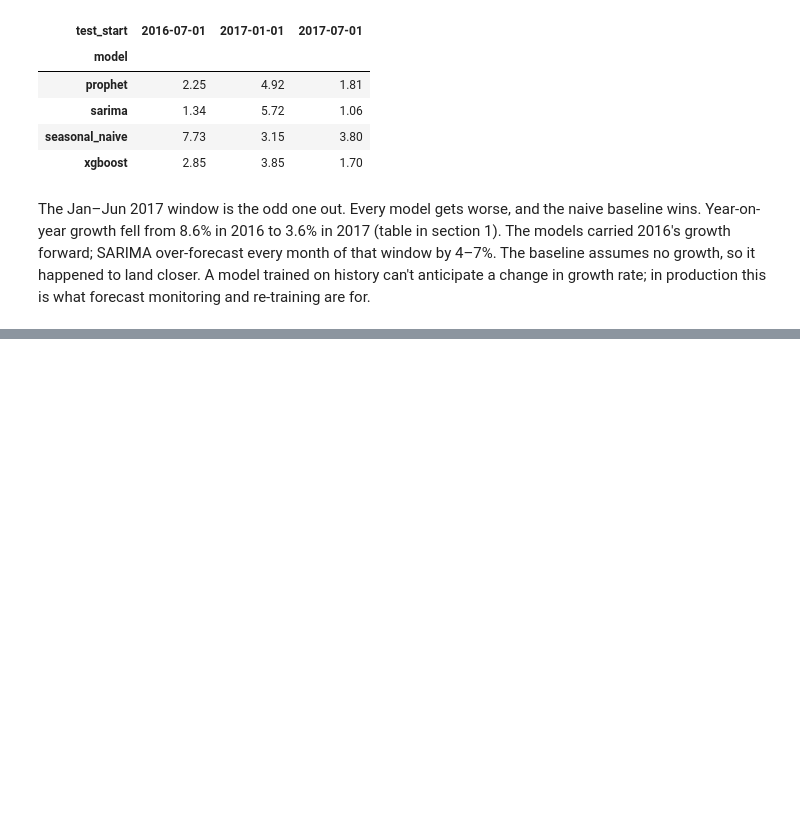
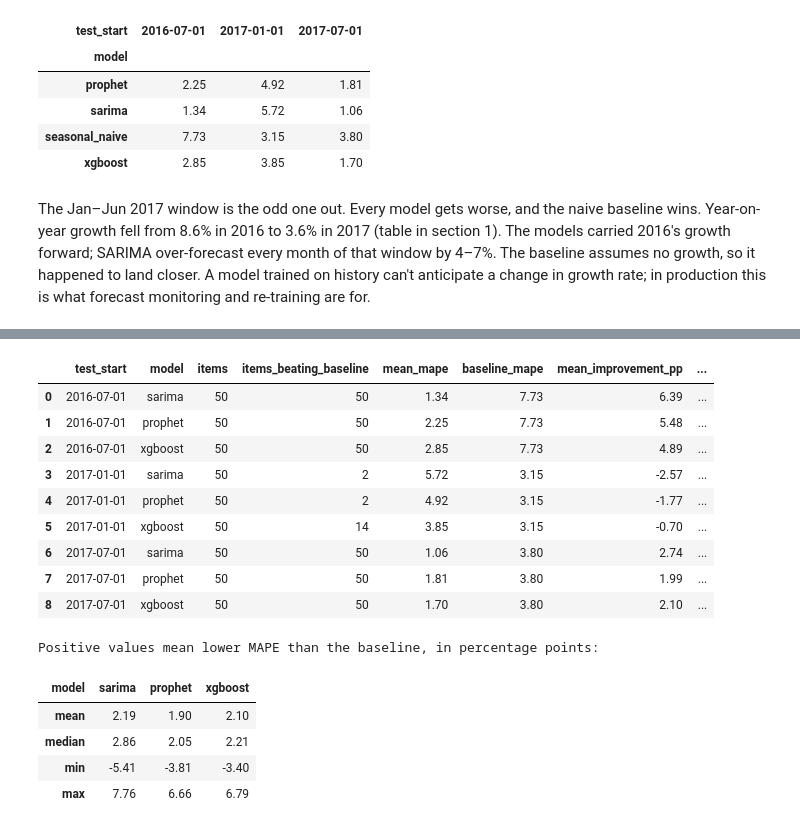
Before and after one commit to guptas-git/sales-forecasting, a Jupyter notebook: notebooks/eda.ipynb, the cells around one changed output, grey strips where cells are left out. Drawn from its saved outputs; the diff is of its cells as text; code cells hidden in the pictures; blank space fills up the shorter version.

```diff
--- a/notebooks/eda.ipynb
+++ b/notebooks/eda.ipynb
@@ -64,0 +71,42 @@ The Jan–Jun 2017 window is the odd one out. Every model gets worse, and the na
+# %%
+paired = bt.pivot(index=['test_start', 'item'], columns='model', values='mape')
+assert paired.shape == (150, 4) and paired.notna().all().all()
+model_names = ['sarima', 'prophet', 'xgboost']
+gains = paired[model_names].rsub(paired['seasonal_naive'], axis=0)
+rows = []
+for window, errors in paired.groupby(level='test_start'):
+    for name in model_names:
+        rows.append({
+            'test_start': window,
+            'model': name,
+            'items': len(errors),
+            'items_beating_baseline': int((errors[name] < errors.seasonal_naive).sum()),
+            'mean_mape': errors[name].mean(),
+            'baseline_mape': errors.seasonal_naive.mean(),
+            'mean_improvement_pp': (errors.seasonal_naive - errors[name]).mean(),
+        })
+consistency = pd.DataFrame(rows)
+consistency['win_rate_pct'] = consistency.items_beating_baseline / consistency['items'] * 100
+assert consistency['items'].eq(50).all()
+assert consistency.items_beating_baseline.between(0, 50).all()
+consistency.to_csv('../results/model_consistency.csv', index=False)
+display(consistency.round(2))
+print('Positive values mean lower MAPE than the baseline, in percentage points:')
+gains.agg(['mean', 'median', 'min', 'max']).round(2)
+# %% [output]
+|  | test_start | model | items | items_beating_baseline | mean_mape | baseline_mape | mean_improvement_pp | ... |
+| 0 | 2016-07-01 | sarima | 50 | 50 | 1.34 | 7.73 | 6.39 | ... |
+| 1 | 2016-07-01 | prophet | 50 | 50 | 2.25 | 7.73 | 5.48 | ... |
+| 2 | 2016-07-01 | xgboost | 50 | 50 | 2.85 | 7.73 | 4.89 | ... |
+| 3 | 2017-01-01 | sarima | 50 | 2 | 5.72 | 3.15 | -2.57 | ... |
+| 4 | 2017-01-01 | prophet | 50 | 2 | 4.92 | 3.15 | -1.77 | ... |
+| 5 | 2017-01-01 | xgboost | 50 | 14 | 3.85 | 3.15 | -0.70 | ... |
+| 6 | 2017-07-01 | sarima | 50 | 50 | 1.06 | 3.80 | 2.74 | ... |
+| 7 | 2017-07-01 | prophet | 50 | 50 | 1.81 | 3.80 | 1.99 | ... |
+| 8 | 2017-07-01 | xgboost | 50 | 50 | 1.70 | 3.80 | 2.10 | ... |
+Positive values mean lower MAPE than the baseline, in percentage points:
+| model | sarima | prophet | xgboost |
+| mean | 2.19 | 1.90 | 2.10 |
+| median | 2.86 | 2.05 | 2.21 |
+| min | -5.41 | -3.81 | -3.40 |
+| max | 7.76 | 6.66 | 6.79 |
```
Also changed, not shown: parts of 4 cells of this notebook, 4 other files.
